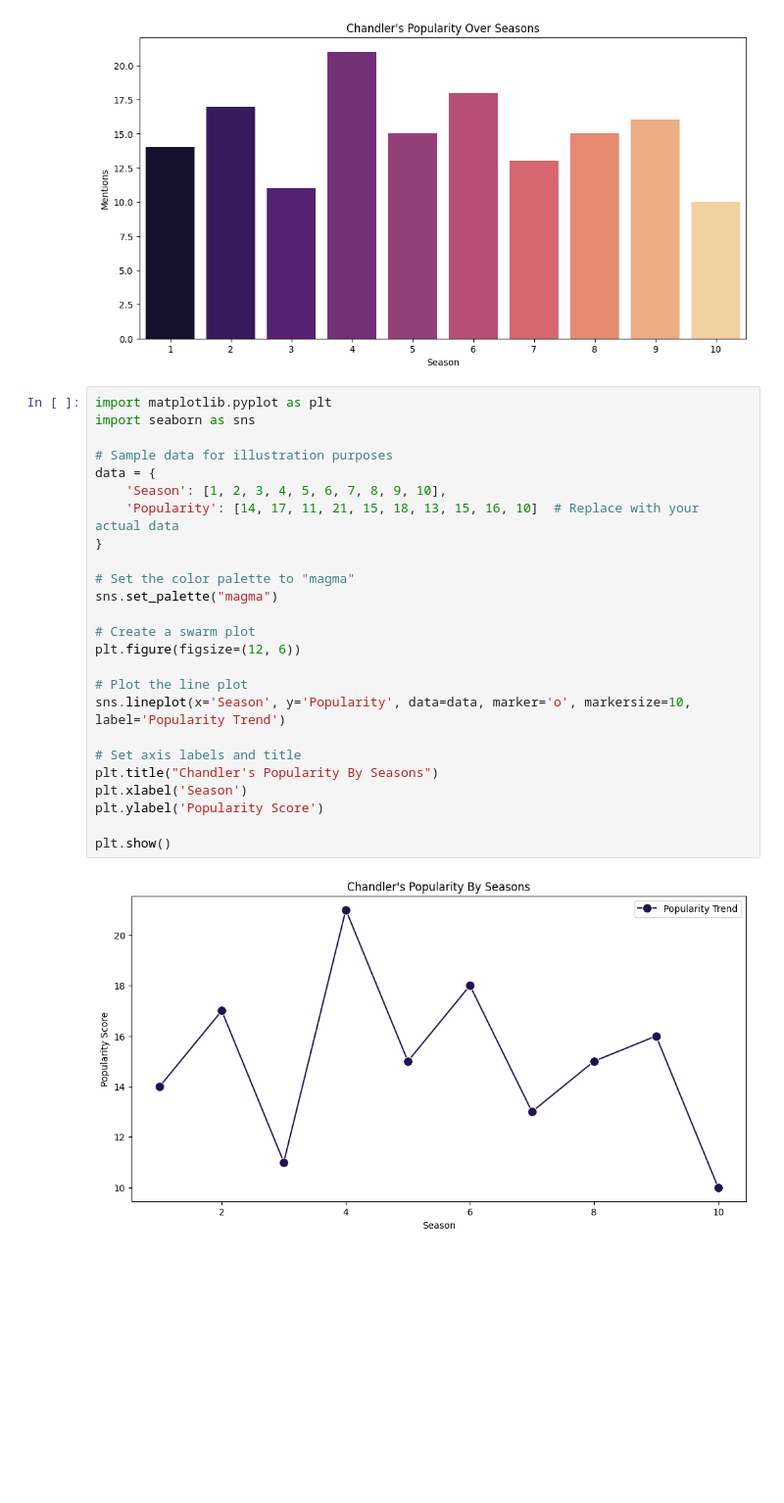
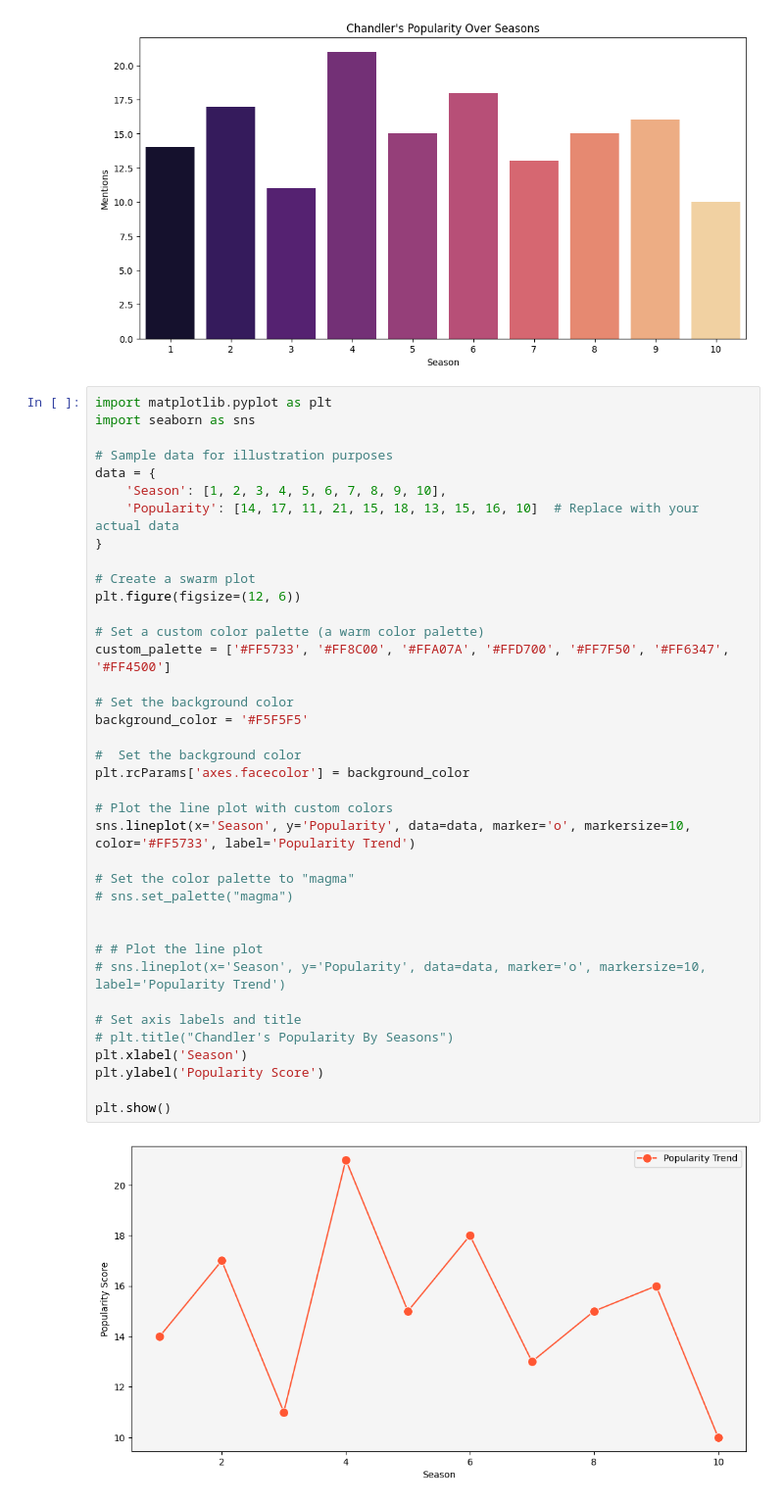
Before and after one commit to AidenAR/DSC-Fall23, a Jupyter notebook: notebook378a861fd9.ipynb, the cells around one changed output. Shown at 98% size. Cells and saved outputs as stored; diff of their text form; blank space fills up the shorter version.

Commit message:
Kaggle Notebook | Friends Data Analysis | Version 7

```diff
--- a/notebook378a861fd9.ipynb
+++ b/notebook378a861fd9.ipynb
@@ -305,27 +305,40 @@ plt.show()
 # %%
 import matplotlib.pyplot as plt
 import seaborn as sns
 
 # Sample data for illustration purposes
 data = {
     'Season': [1, 2, 3, 4, 5, 6, 7, 8, 9, 10],
     'Popularity': [14, 17, 11, 21, 15, 18, 13, 15, 16, 10]  # Replace with your actual data
 }
 
-# Set the color palette to "magma"
-sns.set_palette("magma")
-
 # Create a swarm plot
 plt.figure(figsize=(12, 6))
 
-# Plot the line plot
-sns.lineplot(x='Season', y='Popularity', data=data, marker='o', markersize=10, label='Popularity Trend')
+# Set a custom color palette (a warm color palette)
+custom_palette = ['#FF5733', '#FF8C00', '#FFA07A', '#FFD700', '#FF7F50', '#FF6347', '#FF4500']
+
+# Set the background color
+background_color = '#F5F5F5'
+
+#  Set the background color
+plt.rcParams['axes.facecolor'] = background_color
+
+# Plot the line plot with custom colors
+sns.lineplot(x='Season', y='Popularity', data=data, marker='o', markersize=10, color='#FF5733', label='Popularity Trend')
+
+# Set the color palette to "magma"
+# sns.set_palette("magma")
+
+
+# # Plot the line plot
+# sns.lineplot(x='Season', y='Popularity', data=data, marker='o', markersize=10, label='Popularity Trend')
 
 # Set axis labels and title
-plt.title("Chandler's Popularity By Seasons")
+# plt.title("Chandler's Popularity By Seasons")
 plt.xlabel('Season')
 plt.ylabel('Popularity Score')
 
 plt.show()
 # %% [output]
-[figure, old version]
+[figure, new version]
```
Also changed, not shown: parts of 3 cells of this notebook.
